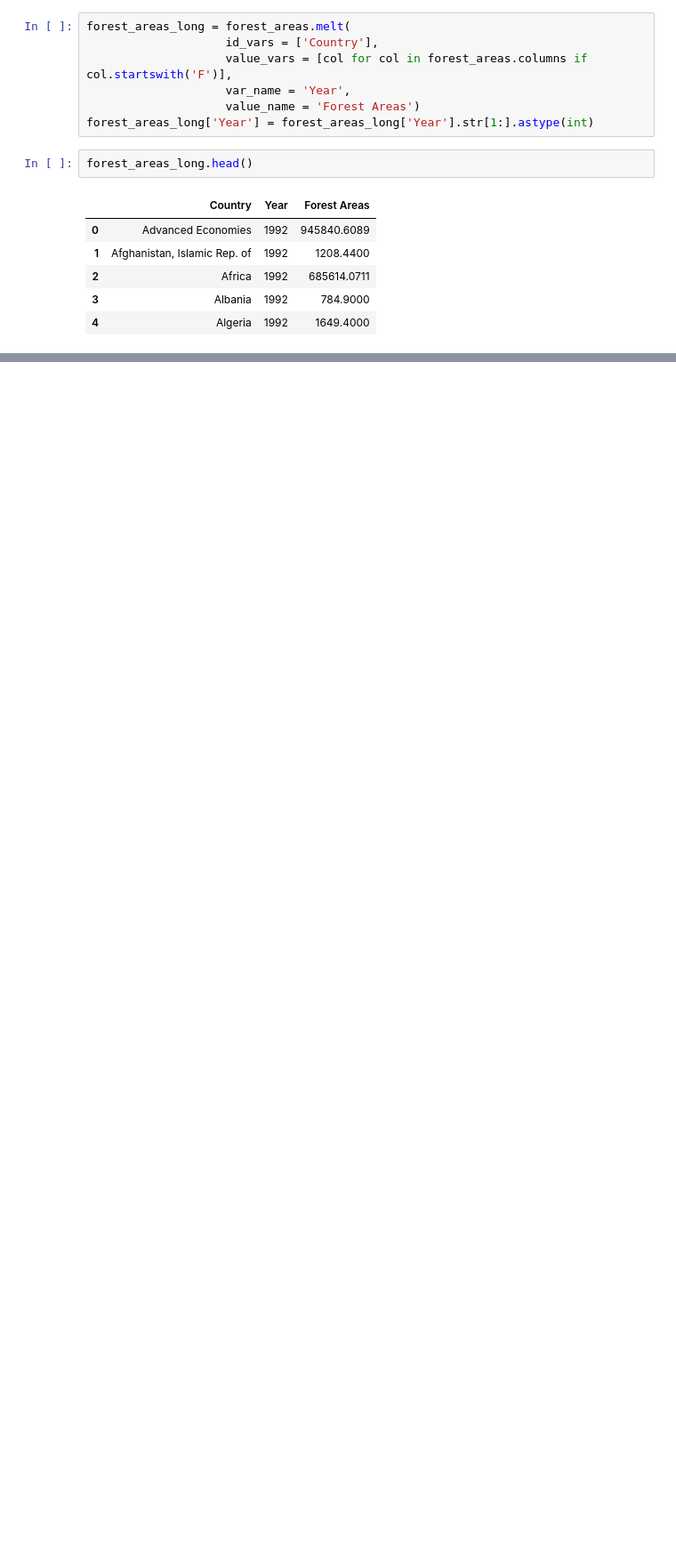
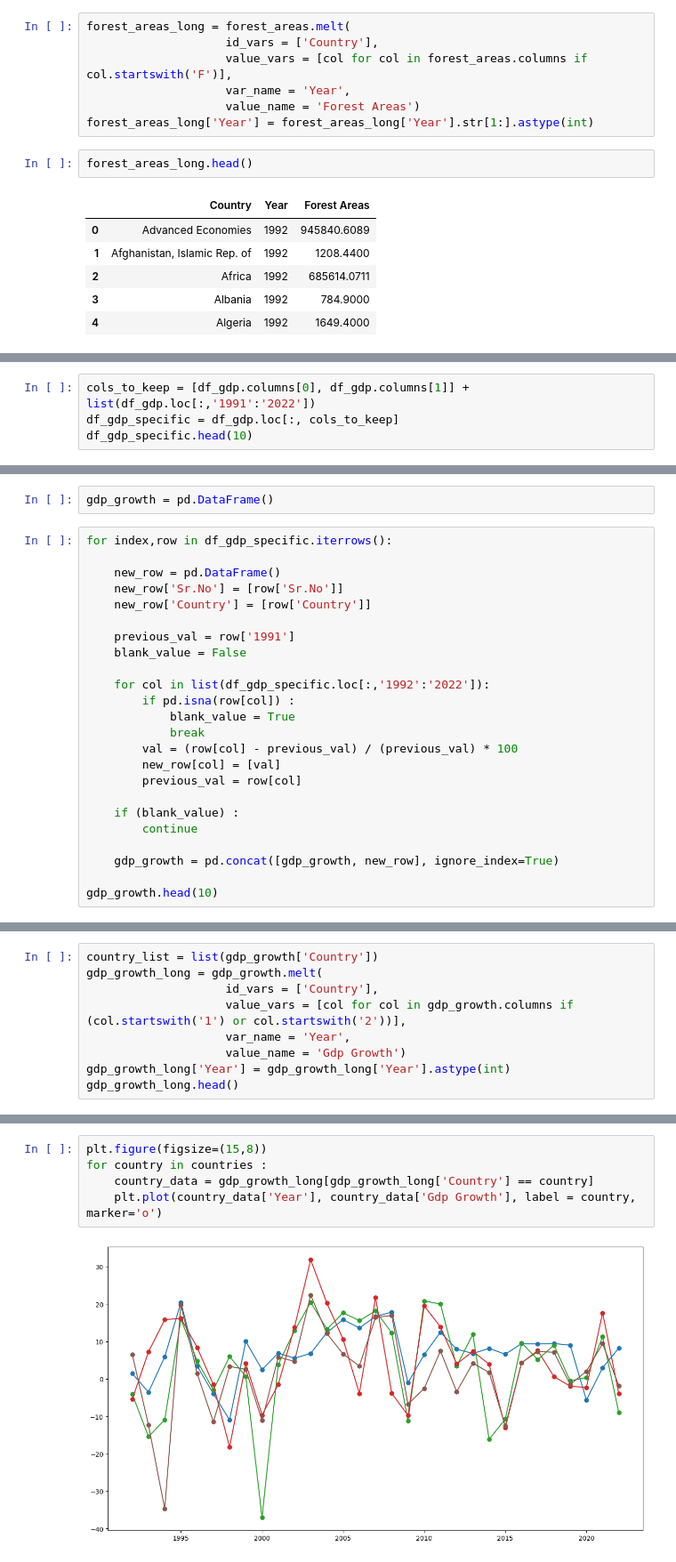
Before and after one commit to sdata07/Forest-Area-Predictor, a Jupyter notebook: main/main.ipynb, the cells around one changed output, grey strips where cells are left out. Shown at 89% size. Drawn from its saved outputs; the diff is of its cells as text; blank space fills up the shorter version.

```diff
--- a/main/main.ipynb
+++ b/main/main.ipynb
@@ -87,0 +84,4 @@ for country in countries :
+# %%
+cols_to_keep = [df_gdp.columns[0], df_gdp.columns[1]] + list(df_gdp.loc[:,'1991':'2022'])
+df_gdp_specific = df_gdp.loc[:, cols_to_keep]
+df_gdp_specific.head(10)
@@ -87,0 +100,26 @@ for country in countries :
+# %%
+gdp_growth = pd.DataFrame()
+# %%
+for index,row in df_gdp_specific.iterrows():
+
+    new_row = pd.DataFrame()
+    new_row['Sr.No'] = [row['Sr.No']]
+    new_row['Country'] = [row['Country']]
+
+    previous_val = row['1991']
+    blank_value = False
+
+    for col in list(df_gdp_specific.loc[:,'1992':'2022']):
+        if pd.isna(row[col]) :
+            blank_value = True
+            break
+        val = (row[col] - previous_val) / (previous_val) * 100
+        new_row[col] = [val]
+        previous_val = row[col]
+
+    if (blank_value) :
+        continue
+
+    gdp_growth = pd.concat([gdp_growth, new_row], ignore_index=True)
+
+gdp_growth.head(10)
@@ -87,0 +138,9 @@ for country in countries :
+# %%
+country_list = list(gdp_growth['Country'])
+gdp_growth_long = gdp_growth.melt(
+                    id_vars = ['Country'],
+                    value_vars = [col for col in gdp_growth.columns if (col.startswith('1') or col.startswith('2'))],
+                    var_name = 'Year',
+                    value_name = 'Gdp Growth')
+gdp_growth_long['Year'] = gdp_growth_long['Year'].astype(int)
+gdp_growth_long.head()
@@ -87,0 +154,7 @@ for country in countries :
+# %%
+plt.figure(figsize=(15,8))
+for country in countries :
+    country_data = gdp_growth_long[gdp_growth_long['Country'] == country]
+    plt.plot(country_data['Year'], country_data['Gdp Growth'], label = country, marker='o')
+# %% [output]
+[figure, added]
```
Also changed, not shown: parts of 11 cells of this notebook, 3 other files.
